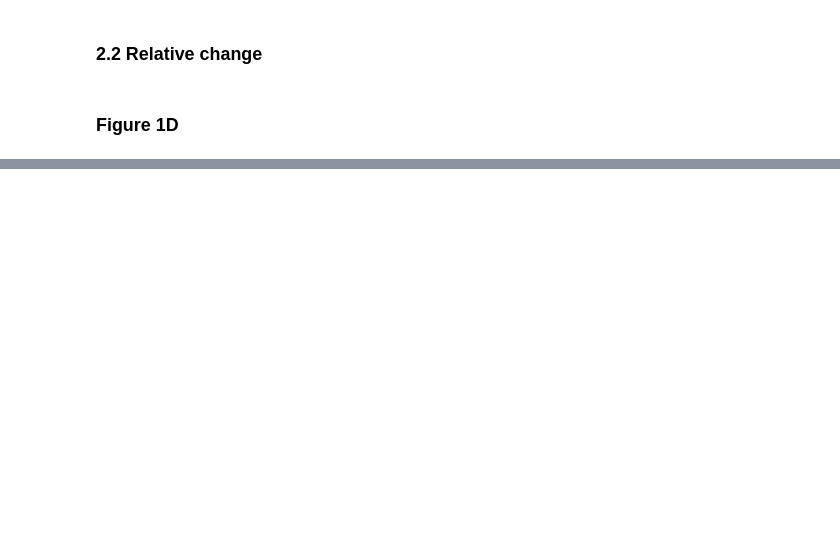
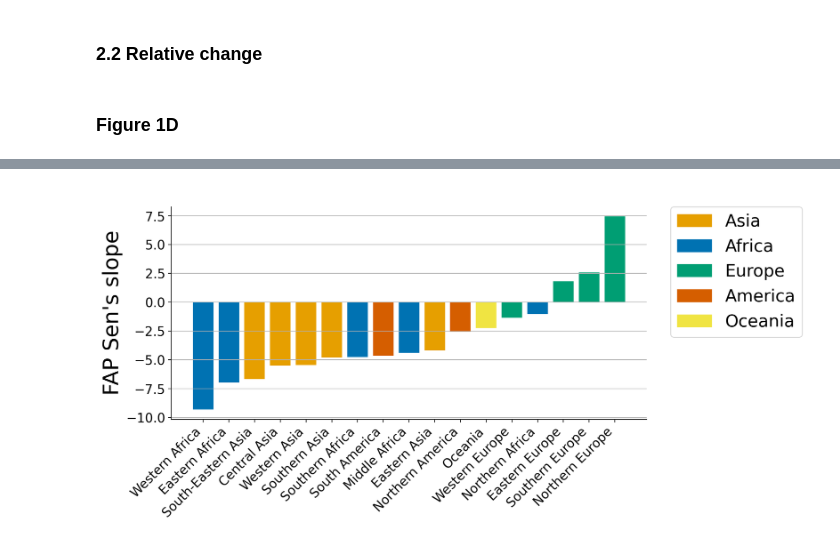
Before and after one commit to emanuelemassaro/Forest_Human_Nexus, a Jupyter notebook: Notebooks/Figure1_Bars_FAC.ipynb, the cells around one changed output, grey strips where cells are left out. Saved outputs shown, nothing was run; the diff lists cells and outputs as text; code cells hidden in the pictures; blank space fills up the shorter version.

```diff
--- a/Notebooks/Figure1_Bars_FAC.ipynb
+++ b/Notebooks/Figure1_Bars_FAC.ipynb
@@ -105,0 +166,2 @@ f.savefig(fout, dpi=300, bbox_inches='tight')
+# %%
+REGIONS = dfData['region'].unique()
@@ -105,0 +186,13 @@ f.savefig(fout, dpi=300, bbox_inches='tight')
+# %%
+# Define the fixed number of rows (continents)
+continent_order = ["Africa", "Asia", "America", "Oceania", "Europe"]
+rows = len(continent_order)
+# %%
+df_FAP_all["Continent"] = df_FAP_all["region"].map(REGION_TO_CONTINENT)
+# Get unique regions per continent
+regions_by_continent = {continent: df_FAP_all[df_FAP_all["Continent"] == continent]["region"].unique() \
+                        for continent in continent_order}
+# Determine the maximum number of columns based on the continent with the most regions
+cols = max(len(regions) for regions in regions_by_continent.values())
+# %%
+col_to_plot = 'FAP_rel'
@@ -105,0 +366,23 @@ f.savefig(fout, dpi=300, bbox_inches='tight')
+# %%
+results_df = results_df.sort_values('Slope')
+colors = results_df['Region'].map(REGION_TO_CONTINENT).map(CONTINENT_COLORS)
+
+# Plotting the bar plot
+f, ax = plt.subplots(figsize=(10, 4.5))
+ax = set_font(ax, 15)
+plt.bar(results_df['Region'], results_df['Slope'], color=colors)
+# Adding labels and title
+plt.xlabel(' ')
+plt.ylabel('FAP '+"Sen's slope", size=25)
+plt.title(' ', size=16)
+plt.xticks(rotation=90, ha='right')
+plt.grid(axis='y')
+ax.spines['right'].set_visible(False)
+ax.spines['top'].set_visible(False)
+# Creating legend patches
+patches = [mpatches.Patch(color=color, label=continent) for continent, color in CONTINENT_COLORS.items()]
+# Adding the legend outside the plot
+plt.legend(handles=patches, bbox_to_anchor=(1.05, 1), loc='upper left', borderaxespad=0., fontsize=20)
+plt.xticks(rotation=45, ha='right');
+# %% [output]
+[figure, added]
```
Also changed, not shown: parts of 14 cells of this notebook, 3 other files.
